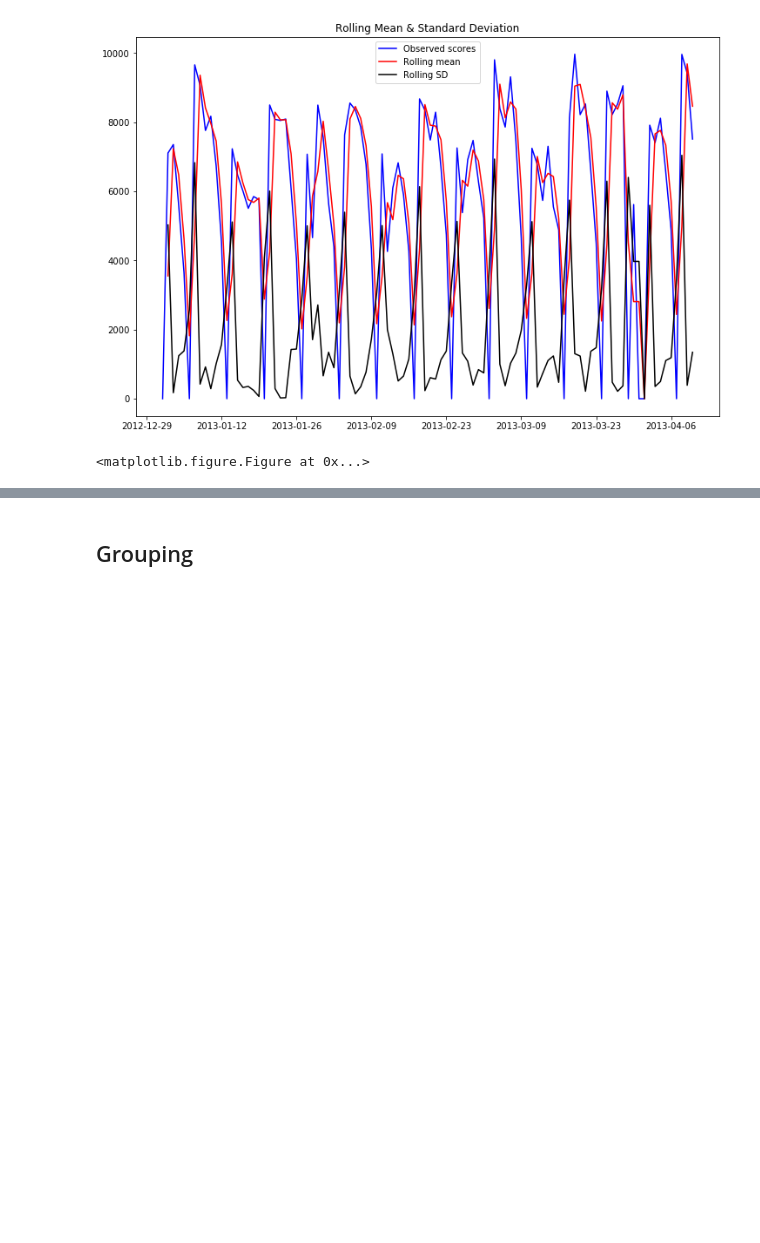
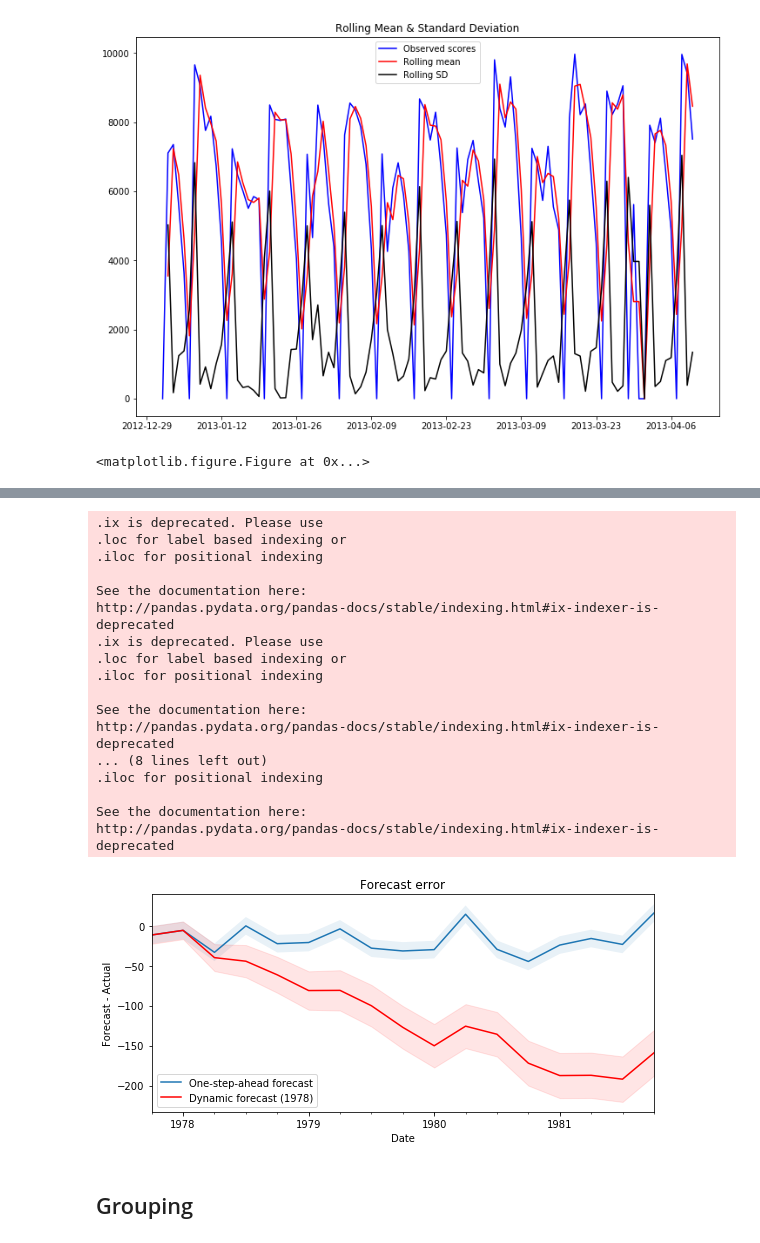
Before and after one commit to jtang145/machine-learning-courses, a Jupyter notebook: graduation_project/play_ground.ipynb, the cells around one changed output, grey strips where cells are left out. Saved outputs shown, nothing was run; the diff lists cells and outputs as text; code cells hidden in the pictures; blank space fills up the shorter version.

```diff
--- a/graduation_project/play_ground.ipynb
+++ b/graduation_project/play_ground.ipynb
@@ -335,3 +497,48 @@ ValueError: noverlap must be less than nperseg.
+# %%
+# Prediction error
+
+# Graph
+fig, ax = plt.subplots(figsize=(9,4))
+npre = 4
+ax.set(title='Forecast error', xlabel='Date', ylabel='Forecast - Actual')
+
+# In-sample one-step-ahead predictions and 95% confidence intervals
+predict_error = predict.predicted_mean - endog
+predict_error.ix['1977-10-01':].plot(ax=ax, label='One-step-ahead forecast')
+ci = predict_ci.ix['1977-10-01':].copy()
+ci.iloc[:,0] -= endog.loc['1977-10-01':]
+ci.iloc[:,1] -= endog.loc['1977-10-01':]
+ax.fill_between(ci.index, ci.ix[:,0], ci.ix[:,1], alpha=0.1)
+
+# Dynamic predictions and 95% confidence intervals
+predict_dy_error = predict_dy.predicted_mean - endog
+predict_dy_error.ix['1977-10-01':].plot(ax=ax, style='r', label='Dynamic forecast (1978)')
+ci = predict_dy_ci.ix['1977-10-01':].copy()
+ci.iloc[:,0] -= endog.loc['1977-10-01':]
+ci.iloc[:,1] -= endog.loc['1977-10-01':]
+ax.fill_between(ci.index, ci.ix[:,0], ci.ix[:,1], color='r', alpha=0.1)
+
+legend = ax.legend(loc='lower left');
+legend.get_frame().set_facecolor('w')
+# %% [output]
+.ix is deprecated. Please use
+.loc for label based indexing or
+.iloc for positional indexing
+
+See the documentation here:
+http://pandas.pydata.org/pandas-docs/stable/indexing.html#ix-indexer-is-deprecated
+.ix is deprecated. Please use
+.loc for label based indexing or
+.iloc for positional indexing
+
+See the documentation here:
+http://pandas.pydata.org/pandas-docs/stable/indexing.html#ix-indexer-is-deprecated
+... (8 lines left out)
+.iloc for positional indexing
+
+See the documentation here:
+http://pandas.pydata.org/pandas-docs/stable/indexing.html#ix-indexer-is-deprecated
+[figure, added]
 # %% [markdown]
 ## Grouping
 # %%
```
Also changed, not shown: parts of 7 cells of this notebook, 1 other file.
